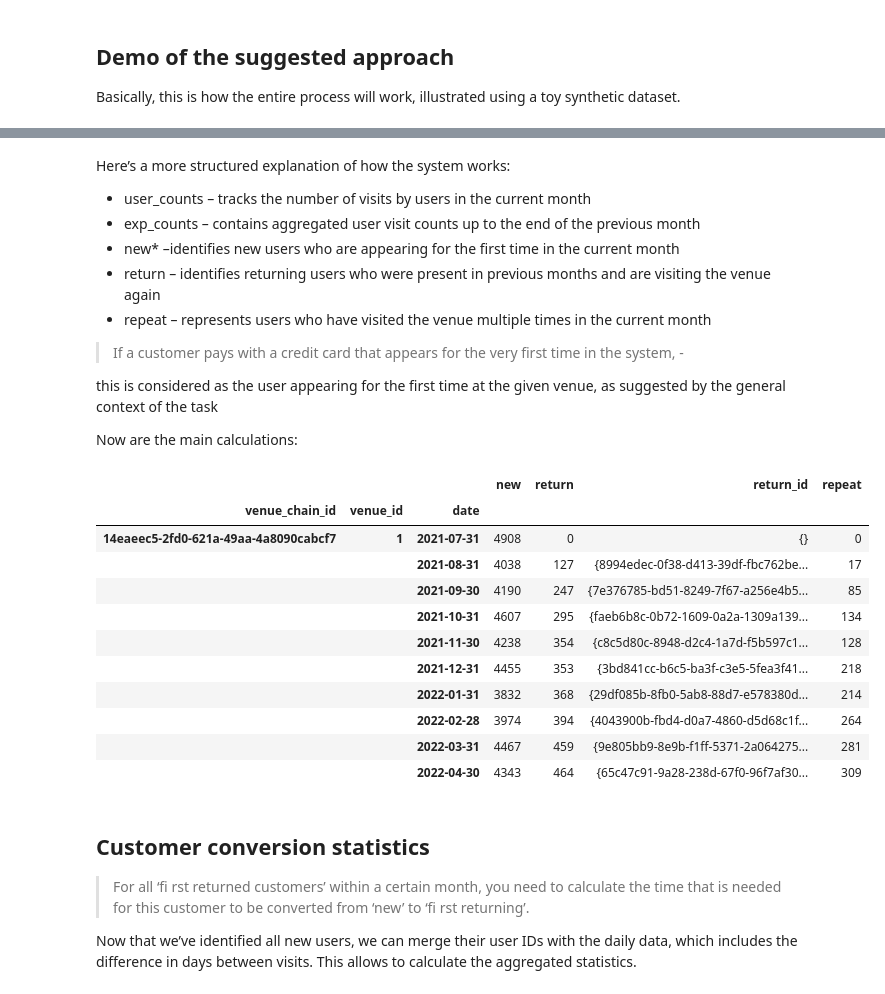
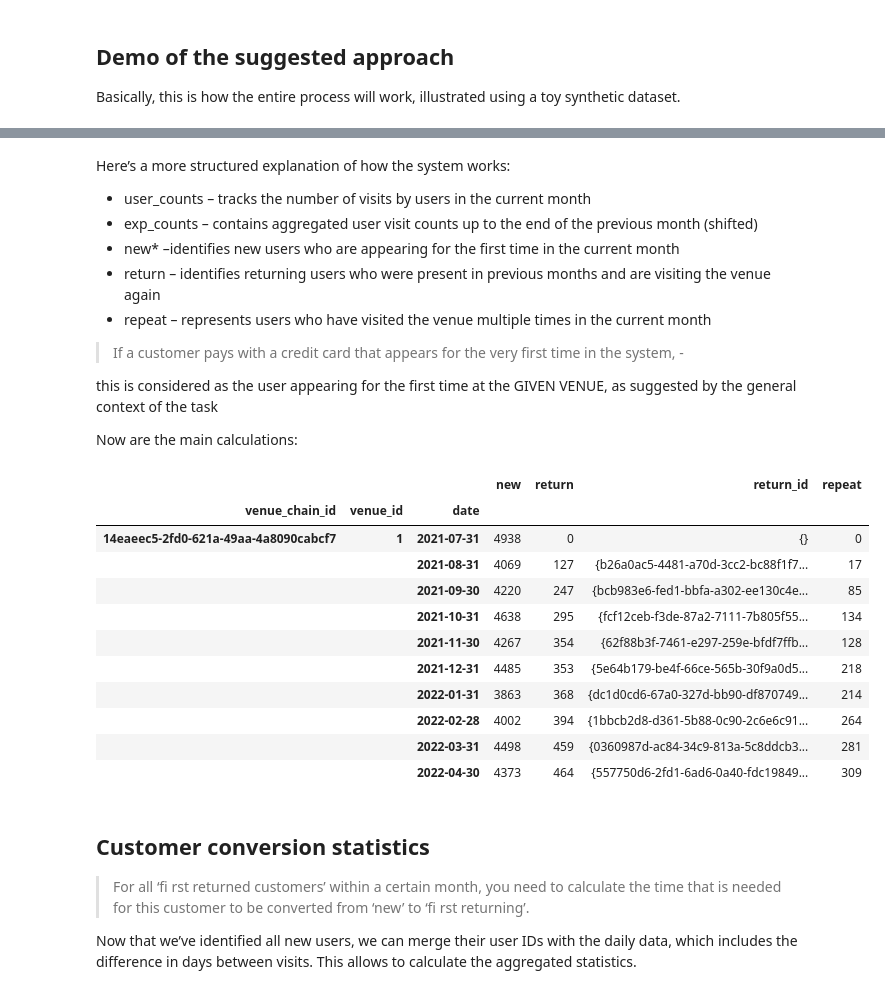
Before and after one commit to woldemarg/md_test_task, a Jupyter notebook: scripts/demo_holomb.ipynb, the cells around one changed output, grey strips where cells are left out. Drawn from its saved outputs; the diff is of its cells as text; code cells hidden in the pictures.

Commit message:
adjusted for cash

```diff
--- a/scripts/demo_holomb.ipynb
+++ b/scripts/demo_holomb.ipynb
@@ -241,44 +243,45 @@ demo
 Here’s a more structured explanation of how the system works:
 
 - user_counts – tracks the number of visits by users in the current month
-- exp_counts – contains aggregated user visit counts up to the end of the previous month
+- exp_counts – contains aggregated user visit counts up to the end of the previous month (shifted)
 - new* –identifies new users who are appearing for the first time in the current month
 - return – identifies returning users who were present in previous months and are visiting the venue again
 - repeat – represents users who have visited the venue multiple times in the current month
 
 > If a customer pays with a credit card that appears for the very first time in the system, -
 
-this is considered as the user appearing for the first time at the given venue, as suggested by the general context of the task
+this is considered as the user appearing for the first time at the GIVEN VENUE, as suggested by the general context of the task
 
 Now are the main calculations:
 # %%
 stats = (
     monthly_counts
     .apply(
         lambda r:
             pd.Series({
-                'new': len(set(r['user_counts']) - set(r['exp_counts'])),
+                # new customer include: if customer pays with a cash (even if it’s not the fi rst visit)
+                'new': len(set(r['user_counts']) - set(r['exp_counts'])) + r['user_counts']['CASH'],
                 'return': len(set(r['user_counts']) & {k for k, v in r['exp_counts'].items() if v == 1}),
                 'return_id': set(r['user_counts']) & {k for k, v in r['exp_counts'].items() if v == 1},
                 'repeat': len(set(r['user_counts']) & {k for k, v in r['exp_counts'].items() if v >= 2})
             }),
         axis=1
     ))
 
 stats.head(10)
 # %% [output]
 |  |  |  | new | return | return_id | repeat |
 | venue_chain_id | venue_id | date |  |  |  |  |
-| 14eaeec5-2fd0-621a-49aa-4a8090cabcf7 | 1 | 2021-07-31 | 4908 | 0 | {} | 0 |
-|  |  | 2021-08-31 | 4038 | 127 | {8994edec-0f38-d413-39df-fbc762be... | 17 |
-|  |  | 2021-09-30 | 4190 | 247 | {7e376785-bd51-8249-7f67-a256e4b5... | 85 |
-|  |  | 2021-10-31 | 4607 | 295 | {faeb6b8c-0b72-1609-0a2a-1309a139... | 134 |
-|  |  | 2021-11-30 | 4238 | 354 | {c8c5d80c-8948-d2c4-1a7d-f5b597c1... | 128 |
-|  |  | 2021-12-31 | 4455 | 353 | {3bd841cc-b6c5-ba3f-c3e5-5fea3f41... | 218 |
-|  |  | 2022-01-31 | 3832 | 368 | {29df085b-8fb0-5ab8-88d7-e578380d... | 214 |
-|  |  | 2022-02-28 | 3974 | 394 | {4043900b-fbd4-d0a7-4860-d5d68c1f... | 264 |
-|  |  | 2022-03-31 | 4467 | 459 | {9e805bb9-8e9b-f1ff-5371-2a064275... | 281 |
-|  |  | 2022-04-30 | 4343 | 464 | {65c47c91-9a28-238d-67f0-96f7af30... | 309 |
+| 14eaeec5-2fd0-621a-49aa-4a8090cabcf7 | 1 | 2021-07-31 | 4938 | 0 | {} | 0 |
+|  |  | 2021-08-31 | 4069 | 127 | {b26a0ac5-4481-a70d-3cc2-bc88f1f7... | 17 |
+|  |  | 2021-09-30 | 4220 | 247 | {bcb983e6-fed1-bbfa-a302-ee130c4e... | 85 |
+|  |  | 2021-10-31 | 4638 | 295 | {fcf12ceb-f3de-87a2-7111-7b805f55... | 134 |
+|  |  | 2021-11-30 | 4267 | 354 | {62f88b3f-7461-e297-259e-bfdf7ffb... | 128 |
+|  |  | 2021-12-31 | 4485 | 353 | {5e64b179-be4f-66ce-565b-30f9a0d5... | 218 |
+|  |  | 2022-01-31 | 3863 | 368 | {dc1d0cd6-67a0-327d-bb90-df870749... | 214 |
+|  |  | 2022-02-28 | 4002 | 394 | {1bbcb2d8-d361-5b88-0c90-2c6e6c91... | 264 |
+|  |  | 2022-03-31 | 4498 | 459 | {0360987d-ac84-34c9-813a-5c8ddcb3... | 281 |
+|  |  | 2022-04-30 | 4373 | 464 | {557750d6-2fd1-6ad6-0a40-fdc19849... | 309 |
 # %% [markdown]
 ## Customer conversion statistics
 > For all ‘fi rst returned customers’ within a certain month, you need to calculate the time that is needed for this customer to be converted from ‘new’ to ‘fi rst returning’.
```
Also changed, not shown: parts of 4 cells of this notebook, 2 other files.
